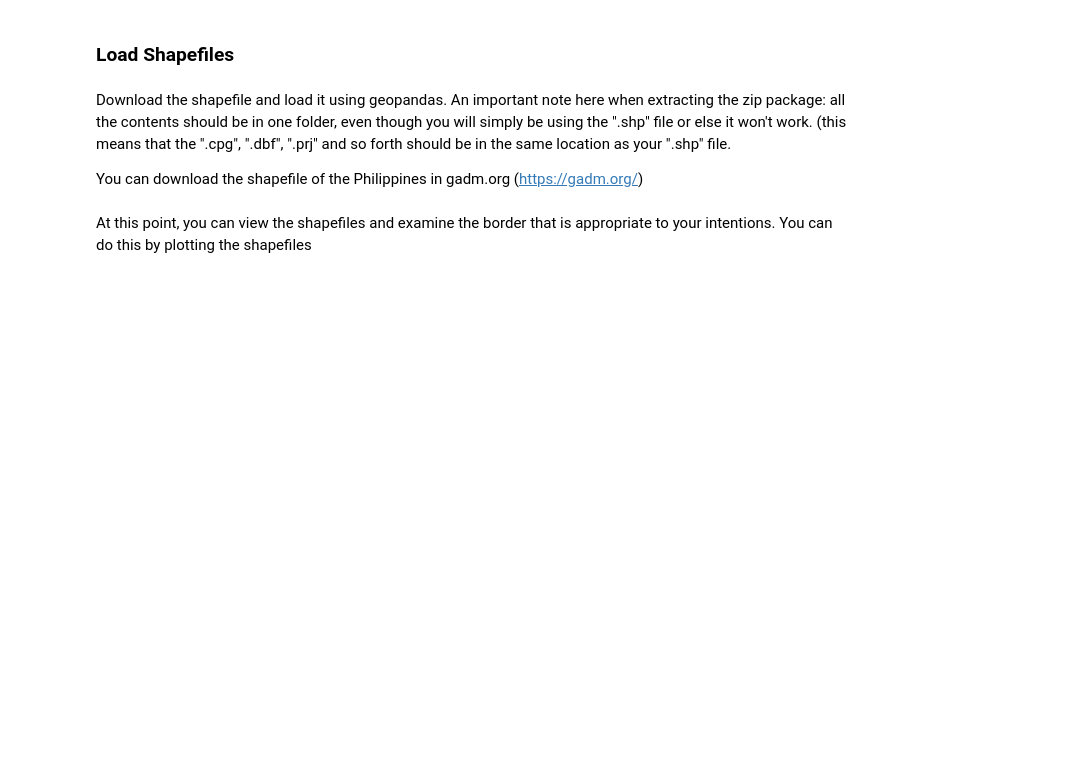
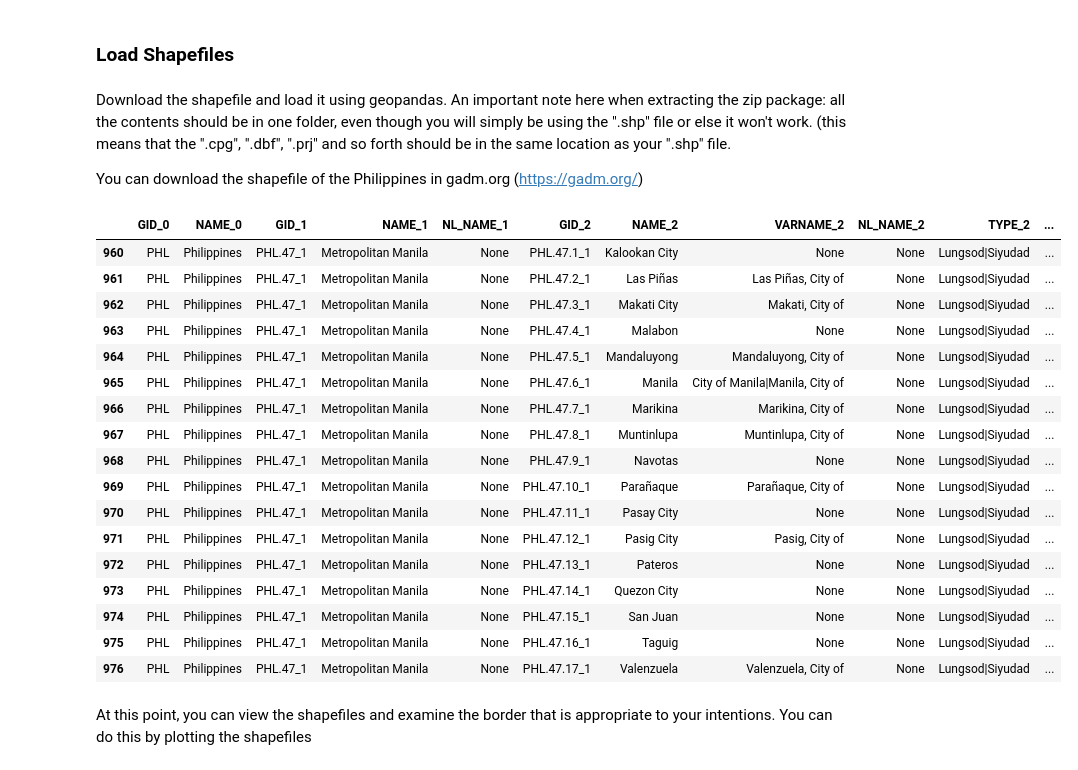
Before and after one commit to francisadrianviernes/GeoVisualization, a Jupyter notebook: Visualizing Philippine's Population Density.ipynb, the cells around one changed output. Drawn from its saved outputs; the diff is of its cells as text; code cells hidden in the pictures; blank space fills up the shorter version.

```diff
--- a/Visualizing Philippine's Population Density.ipynb
+++ b/Visualizing Philippine's Population Density.ipynb
@@ -29,6 +27,27 @@ country = gpd.GeoDataFrame.from_file("Shapefiles/gadm36_PHL_shp/gadm36_PHL_0.shp
 provinces = gpd.GeoDataFrame.from_file("Shapefiles/gadm36_PHL_shp/gadm36_PHL_1.shp")
 cities = gpd.GeoDataFrame.from_file("Shapefiles/gadm36_PHL_shp/gadm36_PHL_2.shp")
 barangay = gpd.GeoDataFrame.from_file("Shapefiles/gadm36_PHL_shp/gadm36_PHL_3.shp")
+# %%
+cities[cities.NAME_1 == "Metropolitan Manila"]
+# %% [output]
+|  | GID_0 | NAME_0 | GID_1 | NAME_1 | NL_NAME_1 | GID_2 | NAME_2 | VARNAME_2 | NL_NAME_2 | TYPE_2 | ... |
+| 960 | PHL | Philippines | PHL.47_1 | Metropolitan Manila | None | PHL.47.1_1 | Kalookan City | None | None | Lungsod|Siyudad | ... |
+| 961 | PHL | Philippines | PHL.47_1 | Metropolitan Manila | None | PHL.47.2_1 | Las Piñas | Las Piñas, City of | None | Lungsod|Siyudad | ... |
+| 962 | PHL | Philippines | PHL.47_1 | Metropolitan Manila | None | PHL.47.3_1 | Makati City | Makati, City of | None | Lungsod|Siyudad | ... |
+| 963 | PHL | Philippines | PHL.47_1 | Metropolitan Manila | None | PHL.47.4_1 | Malabon | None | None | Lungsod|Siyudad | ... |
+| 964 | PHL | Philippines | PHL.47_1 | Metropolitan Manila | None | PHL.47.5_1 | Mandaluyong | Mandaluyong, City of | None | Lungsod|Siyudad | ... |
+| 965 | PHL | Philippines | PHL.47_1 | Metropolitan Manila | None | PHL.47.6_1 | Manila | City of Manila|Manila, City of | None | Lungsod|Siyudad | ... |
+| 966 | PHL | Philippines | PHL.47_1 | Metropolitan Manila | None | PHL.47.7_1 | Marikina | Marikina, City of | None | Lungsod|Siyudad | ... |
+| 967 | PHL | Philippines | PHL.47_1 | Metropolitan Manila | None | PHL.47.8_1 | Muntinlupa | Muntinlupa, City of | None | Lungsod|Siyudad | ... |
+| 968 | PHL | Philippines | PHL.47_1 | Metropolitan Manila | None | PHL.47.9_1 | Navotas | None | None | Lungsod|Siyudad | ... |
+| 969 | PHL | Philippines | PHL.47_1 | Metropolitan Manila | None | PHL.47.10_1 | Parañaque | Parañaque, City of | None | Lungsod|Siyudad | ... |
+| 970 | PHL | Philippines | PHL.47_1 | Metropolitan Manila | None | PHL.47.11_1 | Pasay City | None | None | Lungsod|Siyudad | ... |
+| 971 | PHL | Philippines | PHL.47_1 | Metropolitan Manila | None | PHL.47.12_1 | Pasig City | Pasig, City of | None | Lungsod|Siyudad | ... |
+| 972 | PHL | Philippines | PHL.47_1 | Metropolitan Manila | None | PHL.47.13_1 | Pateros | None | None | Lungsod|Siyudad | ... |
+| 973 | PHL | Philippines | PHL.47_1 | Metropolitan Manila | None | PHL.47.14_1 | Quezon City | None | None | Lungsod|Siyudad | ... |
+| 974 | PHL | Philippines | PHL.47_1 | Metropolitan Manila | None | PHL.47.15_1 | San Juan | None | None | Lungsod|Siyudad | ... |
+| 975 | PHL | Philippines | PHL.47_1 | Metropolitan Manila | None | PHL.47.16_1 | Taguig | None | None | Lungsod|Siyudad | ... |
+| 976 | PHL | Philippines | PHL.47_1 | Metropolitan Manila | None | PHL.47.17_1 | Valenzuela | Valenzuela, City of | None | Lungsod|Siyudad | ... |
 # %% [markdown]
 At this point, you can view the shapefiles and examine the border that is appropriate to your intentions. You can do this by plotting the shapefiles
 # %%
```
Also changed, not shown: parts of 3 cells of this notebook, 4 other files.
